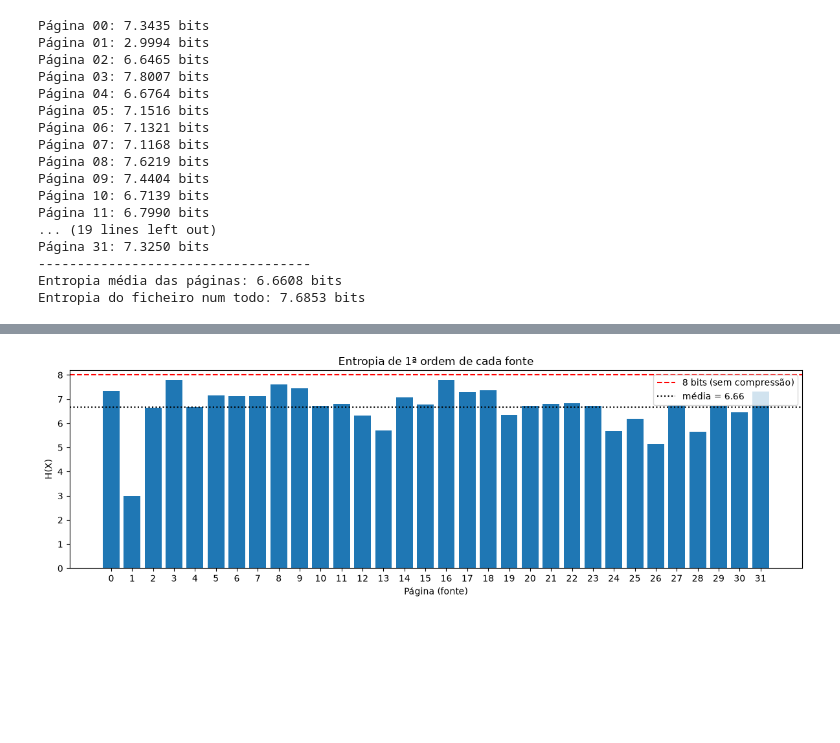
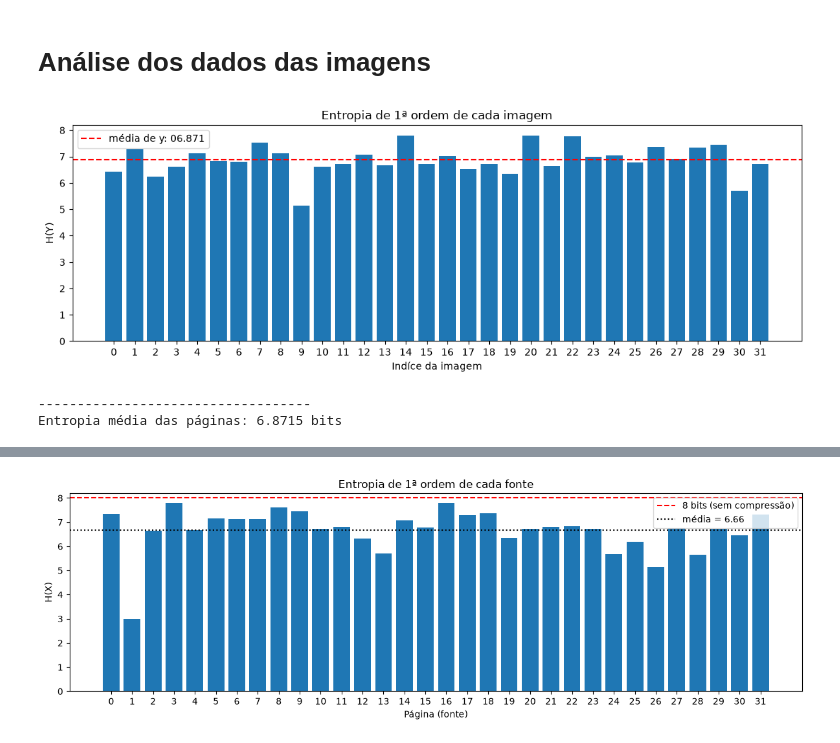
Before and after one commit to bener07/ti-project, a Jupyter notebook: Notebooks/ResearchNotebook.ipynb, the cells around one changed output, grey strips where cells are left out. Cells and saved outputs as stored; diff of their text form; code cells hidden in the pictures; blank space fills up the shorter version.

Commit message:
ResearchNotebook com notas relativamente à fonte, entropia da fonte, datasets e outros

```diff
--- a/Notebooks/ResearchNotebook.ipynb
+++ b/Notebooks/ResearchNotebook.ipynb
@@ -13,9 +224,0 @@ Como está tudo num único ficheiro pode-se estudar a entropia do ficheiro de v
-# %%
-## Calculo da entropia
-def entropia(counts):
-    p = counts[counts>0] / counts.sum()
-    return -np.sum(p*np.log2(p))
-# contar ocorrências de um array. Devolve uma matriz de valores únicos e a matriz original com os valores de referência aos valores únicos
-# Exemplo: "abbaccd" -> (["a", "b", "c", d], [0, 1, 1, 0, 2, 2, 3])
-def countOcurrences(arr):
-    return np.unique(arr, return_inverse=True, axis=0)
@@ -42,41 +240,27 @@ plt.show()
+# %% [markdown]
+# Análise dos dados das imagens
 # %%
-## Cálculo da Entropia (Individual e Global)
-
-# 1. Estudo das páginas num ficheiro (individualmente)
-entropias_individuais = []
-
+entropias_individuais = np.array([])
+pages = []
 for i, img in enumerate(images):
     # np.unique com return_counts=True dá diretamente as ocorrências de cada valor de pixel
-    valores, counts = np.unique(img, return_counts=True)
+    values, counts = countOcurrences(img)
     h = entropia(counts)
-    entropias_individuais.append(h)
-    print(f"Página {i:02d}: {h:.4f} bits")
-
-# 2. Estudo do ficheiro num todo
-# Nota: Como as imagens na figura parecem ter dimensões diferentes (ex: 500x500 e 1000x1000),
-# usamos np.concatenate com .ravel() para juntar todos os píxeis num único array 1D.
-todos_pixeis = np.concatenate([img.ravel() for img in images])
-_, counts_global = np.unique(todos_pixeis, return_counts=True)
-entropia_global = entropia(counts_global)
-
+    entropias_individuais = np.append(entropias_individuais, h)
+    pages.append(i)
+    if verbose:
+        print(f"Página {i:02d}: {h:.4f} bits")
+bar_graph_with_mean(
+    pages,
+    entropias_individuais,
+    figsize=(11,4),
+    title="Entropia de 1ª ordem de cada imagem",
+    xlabel="Indíce da imagem",
+    ylabel="H(Y)"
+)
 print("-" * 35)
 print(f"Entropia média das páginas: {np.mean(entropias_individuais):.4f} bits")
-print(f"Entropia do ficheiro num todo: {entropia_global:.4f} bits")
 # %% [output]
+[figure, added]
-Página 00: 7.3435 bits
-Página 01: 2.9994 bits
-Página 02: 6.6465 bits
-Página 03: 7.8007 bits
-Página 04: 6.6764 bits
-Página 05: 7.1516 bits
-Página 06: 7.1321 bits
-Página 07: 7.1168 bits
-Página 08: 7.6219 bits
-Página 09: 7.4404 bits
-Página 10: 6.7139 bits
-Página 11: 6.7990 bits
-... (19 lines left out)
-Página 31: 7.3250 bits
 -----------------------------------
-Entropia média das páginas: 6.6608 bits
-Entropia do ficheiro num todo: 7.6853 bits
+Entropia média das páginas: 6.8715 bits
```
Also changed, not shown: parts of 16 cells of this notebook, 2 other files.
